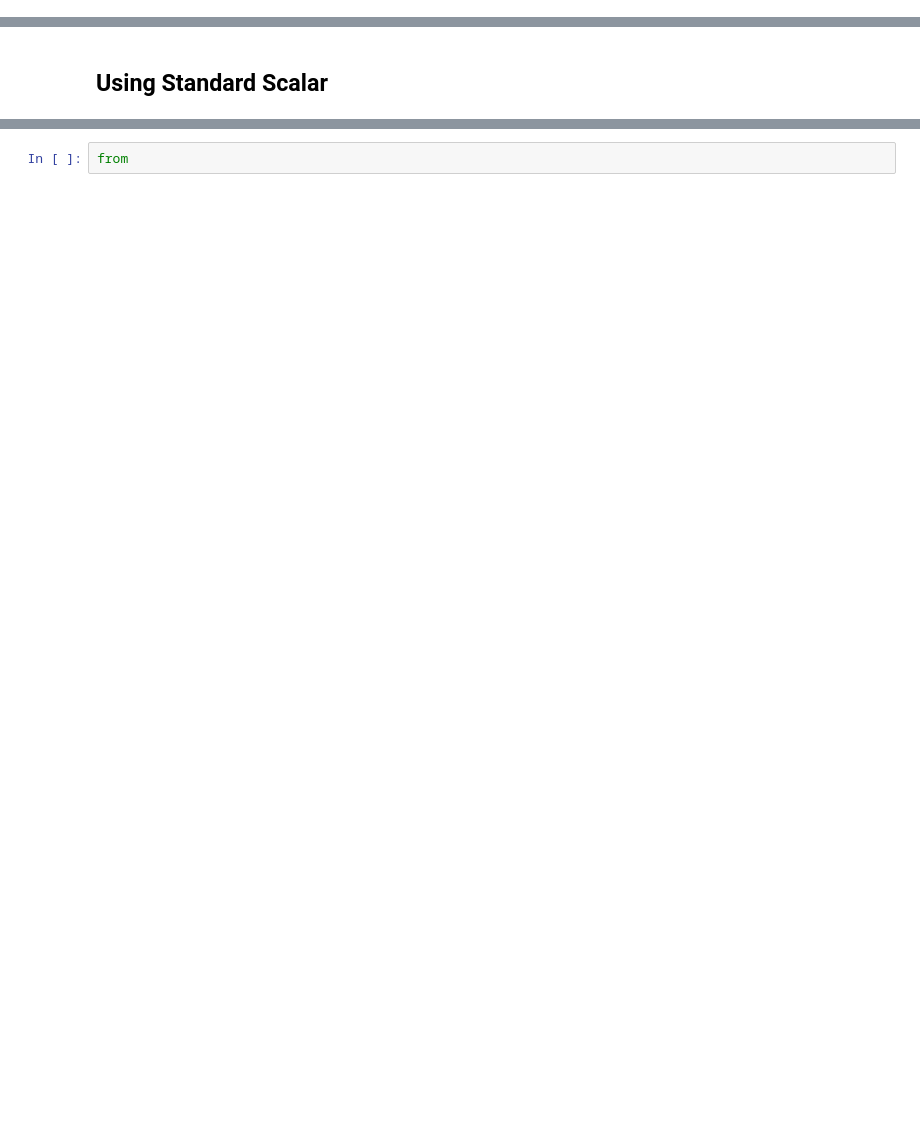
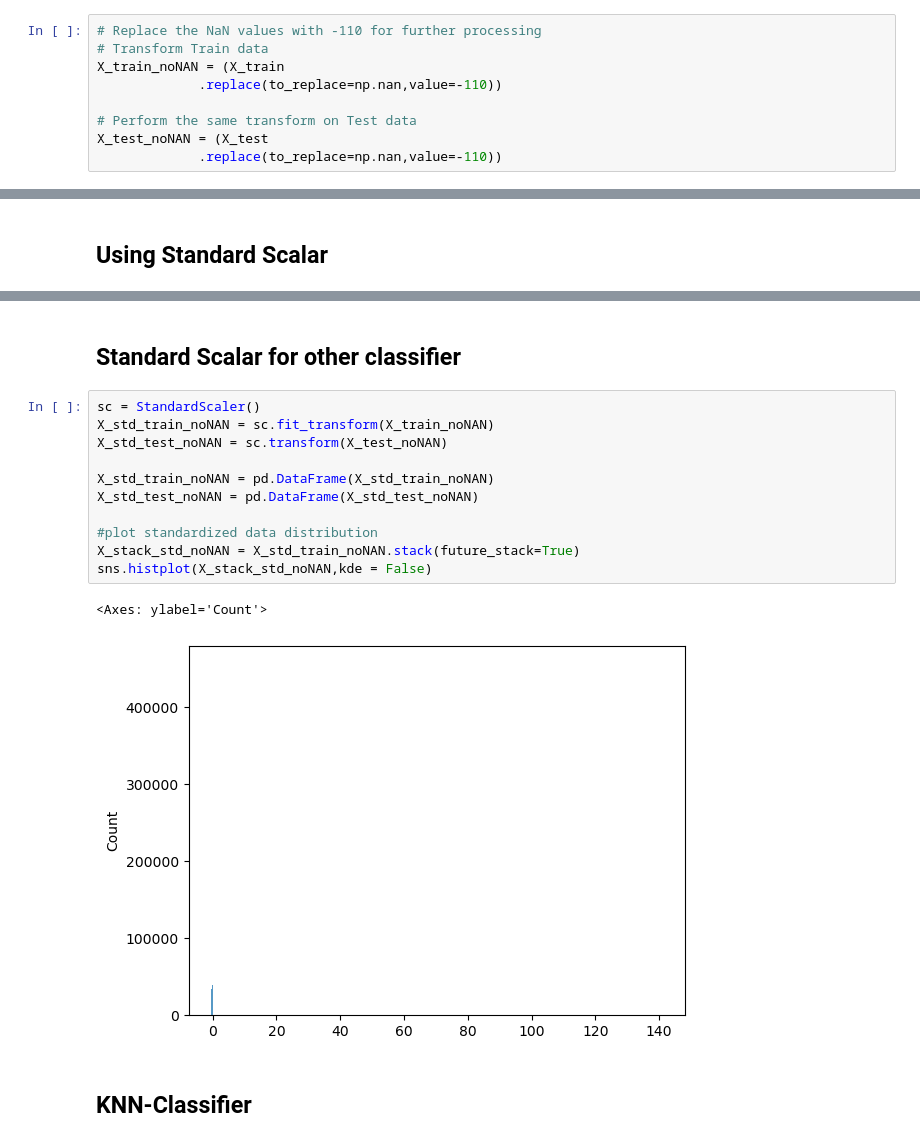
Before and after one commit to AlbertZweistein-2/184.702_MachineLearning, a Jupyter notebook: Ex1/source/Group73_OlsacherPoneschWinkler_UJIIndoorLoc.ipynb, the cells around one changed output, grey strips where cells are left out. Drawn from its saved outputs; the diff is of its cells as text; blank space fills up the shorter version.

```diff
--- a/Ex1/source/Group73_OlsacherPoneschWinkler_UJIIndoorLoc.ipynb
+++ b/Ex1/source/Group73_OlsacherPoneschWinkler_UJIIndoorLoc.ipynb
@@ -197,0 +189,9 @@ X_raw_train.shape, X_raw_test.shape
+# %%
+# Replace the NaN values with -110 for further processing
+# Transform Train data
+X_train_noNAN = (X_train
+             .replace(to_replace=np.nan,value=-110))
+
+# Perform the same transform on Test data
+X_test_noNAN = (X_test
+             .replace(to_replace=np.nan,value=-110))
@@ -261,5 +279,21 @@ First 10 predictions:
 7   23        23
 8   22        22
 9   20        20
-# %%
-from
+# %% [markdown]
+## Standard Scalar for other classifier
+# %%
+sc = StandardScaler()
+X_std_train_noNAN = sc.fit_transform(X_train_noNAN)
+X_std_test_noNAN = sc.transform(X_test_noNAN)
+
+X_std_train_noNAN = pd.DataFrame(X_std_train_noNAN)
+X_std_test_noNAN = pd.DataFrame(X_std_test_noNAN)
+
+#plot standardized data distribution
+X_stack_std_noNAN = X_std_train_noNAN.stack(future_stack=True)
+sns.histplot(X_stack_std_noNAN,kde = False)
+# %% [output]
+<Axes: ylabel='Count'>
+[figure, added]
+# %% [markdown]
+## KNN-Classifier
```
Also changed, not shown: parts of 14 cells of this notebook.
